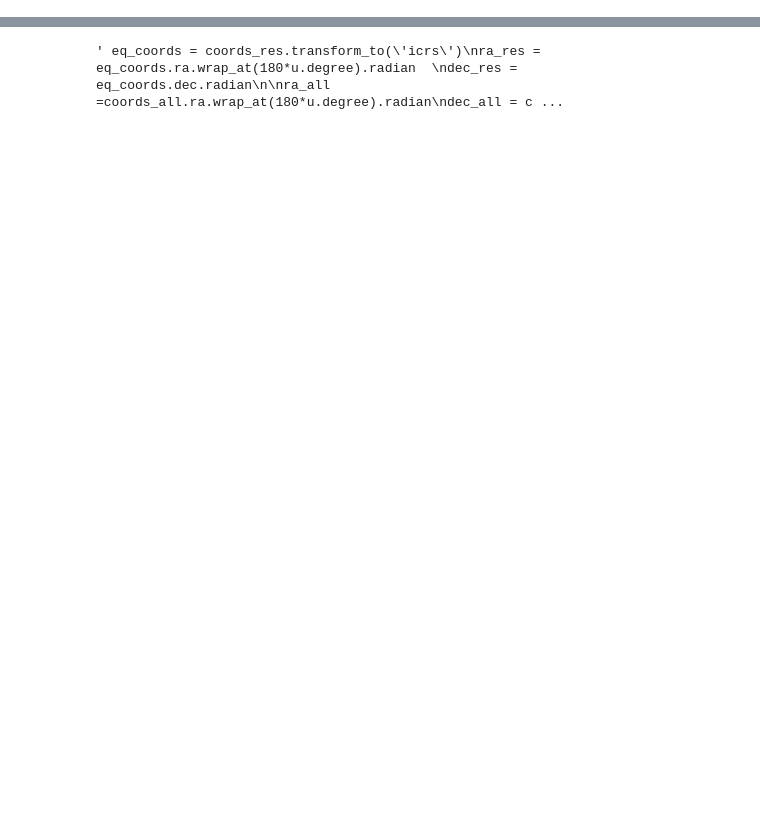
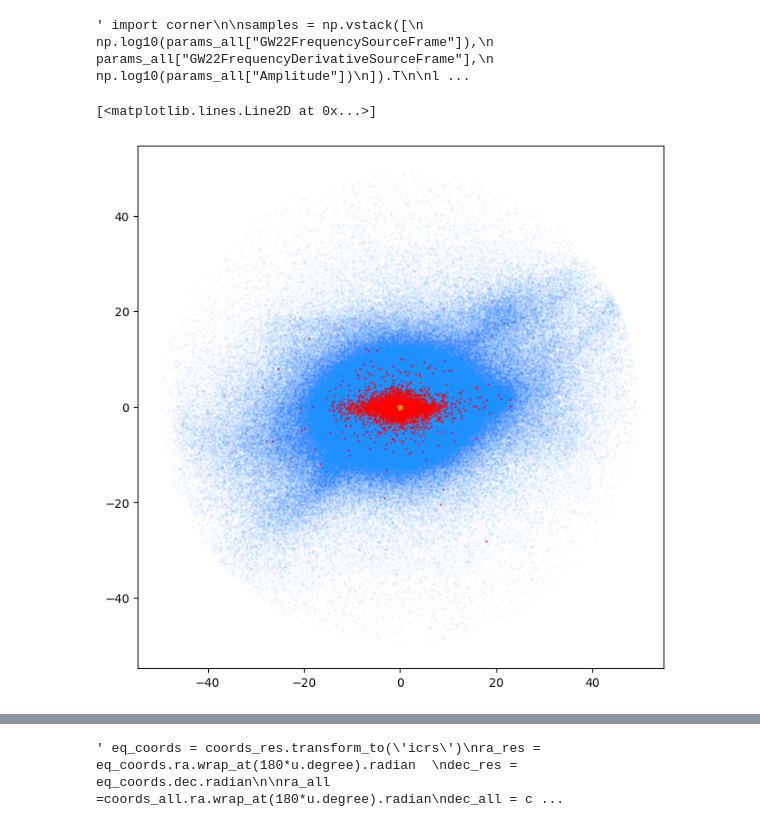
Before and after one commit to aacravi/snr-calculation, a Jupyter notebook: sky_plots.ipynb, the cells around one changed output, grey strips where cells are left out. Cells and saved outputs as stored; diff of their text form; code cells hidden in the pictures; blank space fills up the shorter version.

```diff
--- a/sky_plots.ipynb
+++ b/sky_plots.ipynb
@@ -90,3 +95,35 @@ runs["4 yrs"] = load_run("/home/alice/Master-thesis-/euler_results/results_all_s
+# %%
+""" import corner
+
+samples = np.vstack([
+    np.log10(params_all["GW22FrequencySourceFrame"]),
+    params_all["GW22FrequencyDerivativeSourceFrame"],
+    np.log10(params_all["Amplitude"])
+]).T
+
+labels = [r"$f$", r"$\dot{f}$", r"$A$"]
+ranges = [
+    (-3.8, -2.4),          # f
+    (-8, 8),               # fdot / 1e-22
+    (-25.5, -21.0)         # log10 A
+]
+
+fig = corner.corner(
+    samples,
+    labels=labels,
+    bins=1000,
+    smooth=1.0,
+    plot_density=True,
+    plot_contours=True,
+    fill_contours=False,
+    #levels=(0.39, 0.68, 0.95),
+    show_titles=True,
+    title_fmt=".2e",
+    color="black",
+    ranges=ranges
+) """
+# %% [output]
+' import corner\n\nsamples = np.vstack([\n    np.log10(params_all["GW22FrequencySourceFrame"]),\n    params_all["GW22FrequencyDerivativeSourceFrame"],\n    np.log10(params_all["Amplitude"])\n]).T\n\nl ...
 # %%
 ids = runs["4 yrs"]["data"]["resolved_table"]["id"]
 dist_res = params_all["LuminosityDistance"][ids.values]
@@ -116,5 +156,13 @@ sun = SkyCoord(x=sun, y=0 * u.kpc, z = Galactocentric().z_sun, frame = 'galactoc
 X_sun = -sun.x.to(u.kpc).value
 Y_sun = sun.y.to(u.kpc).value
 Z_sun = sun.z.to(u.kpc).value
+# %%
+fig, ax = plt.subplots(figsize=[8,8])
+ax.scatter(Y_all, Z_all, s=0.1, color='dodgerblue', label='all sources', alpha=0.05)
+ax.scatter(Y_res, Z_res, s =0.5, color='red', label= 'resolved sources', alpha=0.7)
+ax.plot(Y_sun, Z_sun, marker='*', color='orange', markersize=5, label ='Sun')
+# %% [output]
+[<matplotlib.lines.Line2D at 0x...>]
+[figure, added]
 # %%
 from matplotlib import rcParams
```
Also changed, not shown: parts of 10 cells of this notebook, 5 other files.
